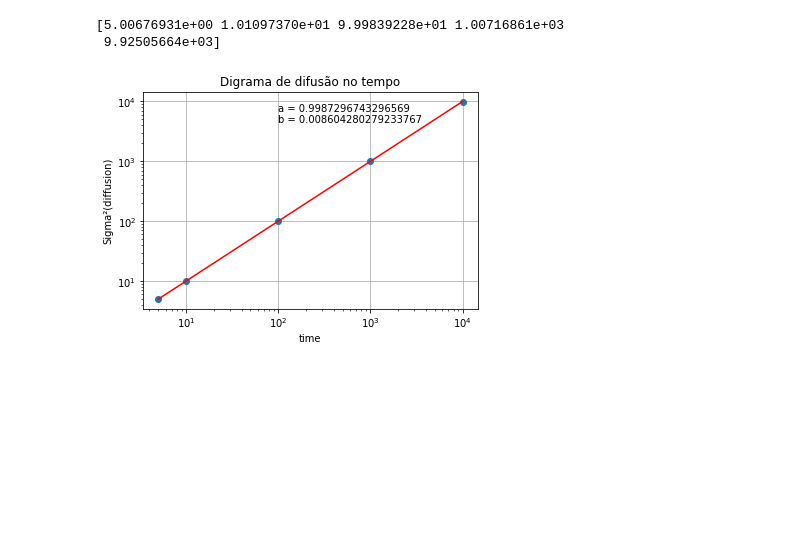
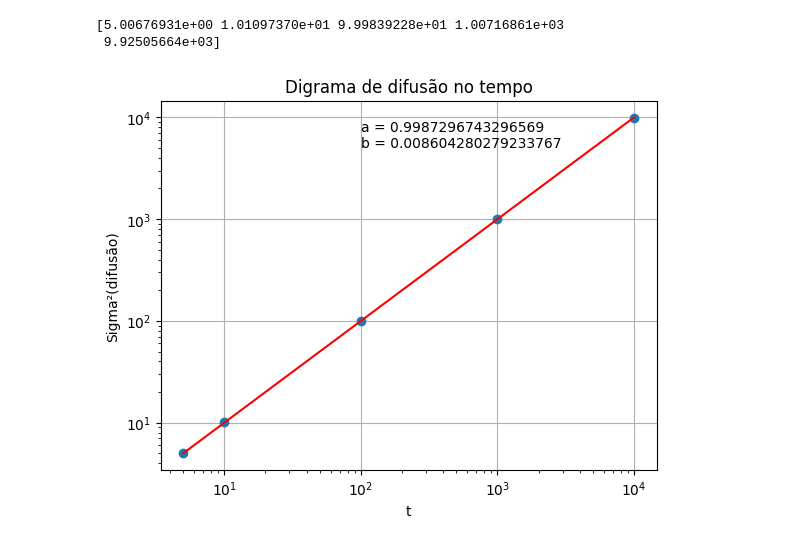
Before and after one commit to Haasa1/ICneuro, a Jupyter notebook: RandomWalk_1D.ipynb, the cells around one changed output. Drawn from its saved outputs; the diff is of its cells as text; code cells hidden in the pictures; blank space fills up the shorter version.

```diff
--- a/RandomWalk_1D.ipynb
+++ b/RandomWalk_1D.ipynb
@@ -98,33 +98,33 @@ sigma_sqr = difusion_squared(soma_caminhada,soma_quadrado_caminhada,T_values,N)
 
 print(sigma_sqr)
 #plt.plot(T_values,sigma)
 #plt.grid(True)
 #plt.show()
 
 f = lambda x,a,b: a*x + b
 
 r = scipy.optimize.curve_fit(f, np.log(T_values), np.log(sigma_sqr))[0]
 #r = scipy.optimize.curve_fit(f, T_values, sigma_sqr)[0]
 
 a = r[0]
 b = r[1]
 
 x_fit = np.linspace(T_values[0],T_values[-1],1000)
 y_fit = f(x_fit,a,b)
 
 fig,ax = plt.subplots(nrows=1,ncols=1)
 
 ax.plot(T_values,sigma_sqr,'o')
 ax.plot(x_fit,y_fit,'-r')
-ax.set_xlabel('time')
-ax.set_ylabel('Sigma²(diffusion)')
+ax.set_xlabel('t')
+ax.set_ylabel('Sigma²(difusão)')
 ax.set_title('Digrama de difusão no tempo')
 ax.text(100,9400,f'a = {r[0]}\nb = {r[1]}',va='top',ha='left')
 ax.grid(True)
 ax.set_xscale('log')
 ax.set_yscale('log')
 plt.show()
 # %% [output]
 [5.00676931e+00 1.01097370e+01 9.99839228e+01 1.00716861e+03
  9.92505664e+03]
-[figure, old version]
+[figure, new version]
```
Also changed, not shown: parts of 1 cell of this notebook, 1 other file.
